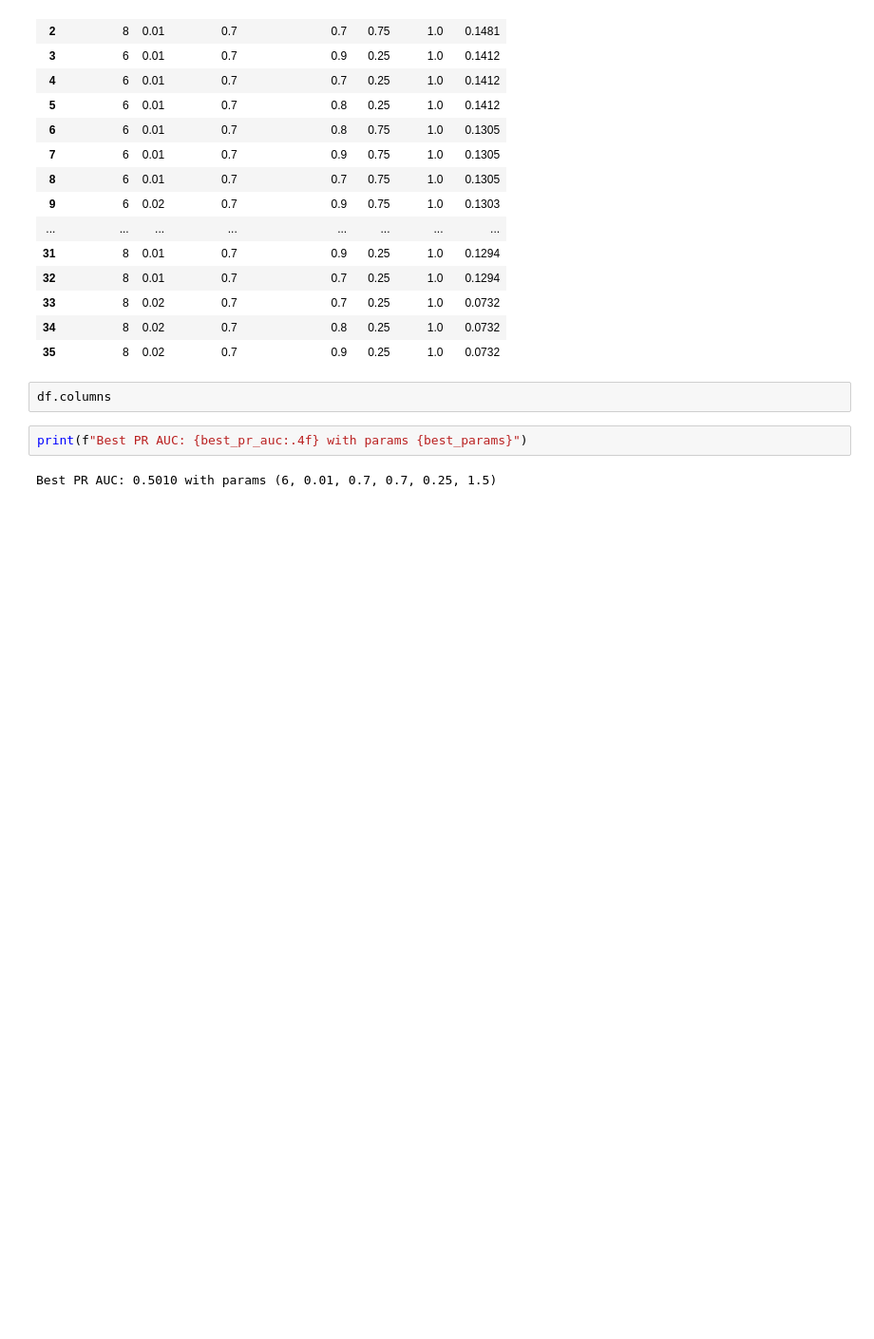
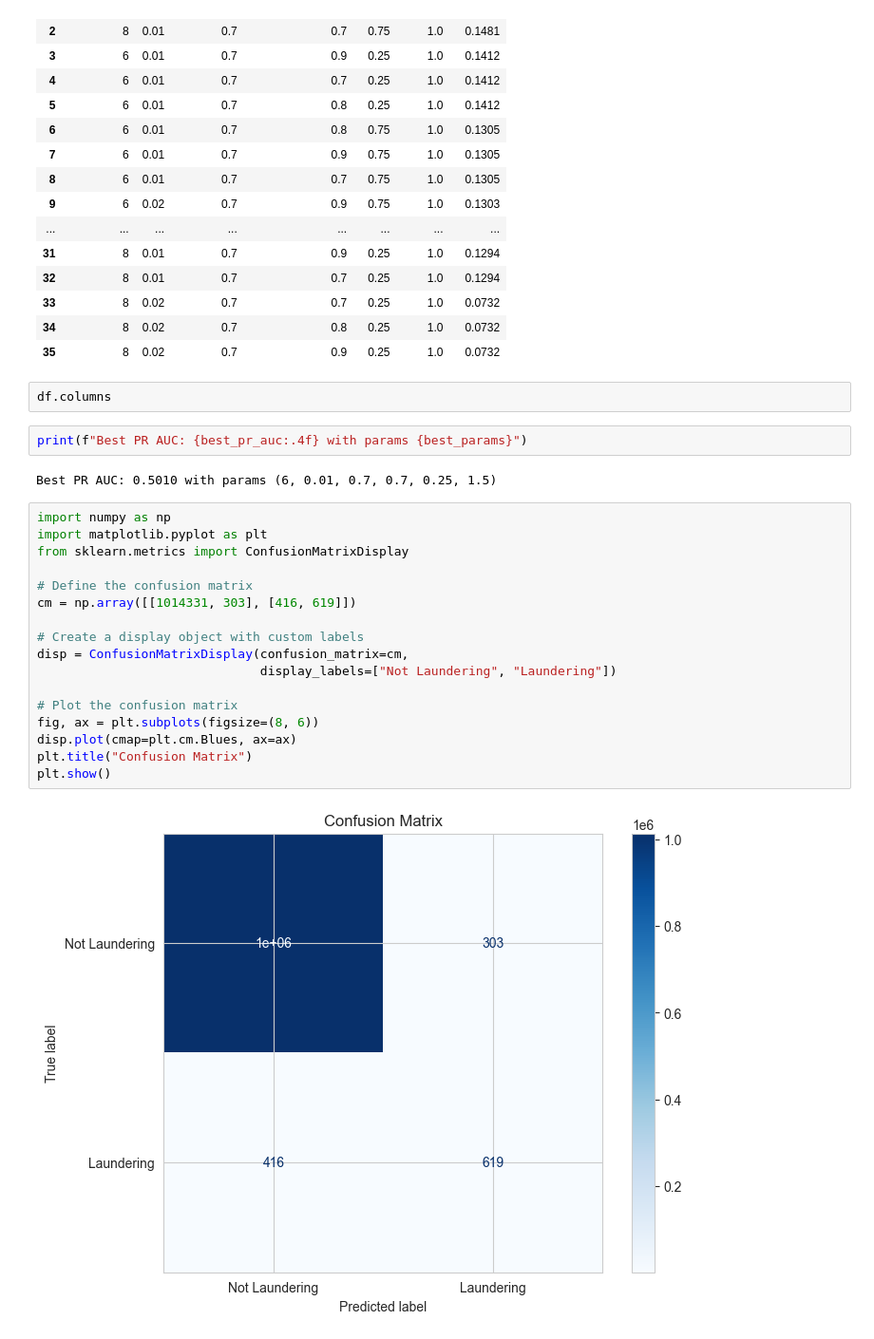
Before and after one commit to engie4800/dsi-capstone-spring-2025-TD-anti-money-laundering, a Jupyter notebook: Code/notebooks/Zoe/XGboost.ipynb, the cells around one changed output. Shown at 95% size. Saved outputs shown, nothing was run; the diff lists cells and outputs as text; blank space fills up the shorter version.

```diff
--- a/Code/notebooks/Zoe/XGboost.ipynb
+++ b/Code/notebooks/Zoe/XGboost.ipynb
@@ -1457,3 +1457,22 @@ df.columns
 print(f"Best PR AUC: {best_pr_auc:.4f} with params {best_params}")
 # %% [output]
 Best PR AUC: 0.5010 with params (6, 0.01, 0.7, 0.7, 0.25, 1.5)
+# %%
+import numpy as np
+import matplotlib.pyplot as plt
+from sklearn.metrics import ConfusionMatrixDisplay
+
+# Define the confusion matrix
+cm = np.array([[1014331, 303], [416, 619]])
+
+# Create a display object with custom labels
+disp = ConfusionMatrixDisplay(confusion_matrix=cm,
+                              display_labels=["Not Laundering", "Laundering"])
+
+# Plot the confusion matrix
+fig, ax = plt.subplots(figsize=(8, 6))
+disp.plot(cmap=plt.cm.Blues, ax=ax)
+plt.title("Confusion Matrix")
+plt.show()
+# %% [output]
+[figure, added]
```
Also changed, not shown: 2 other files.
